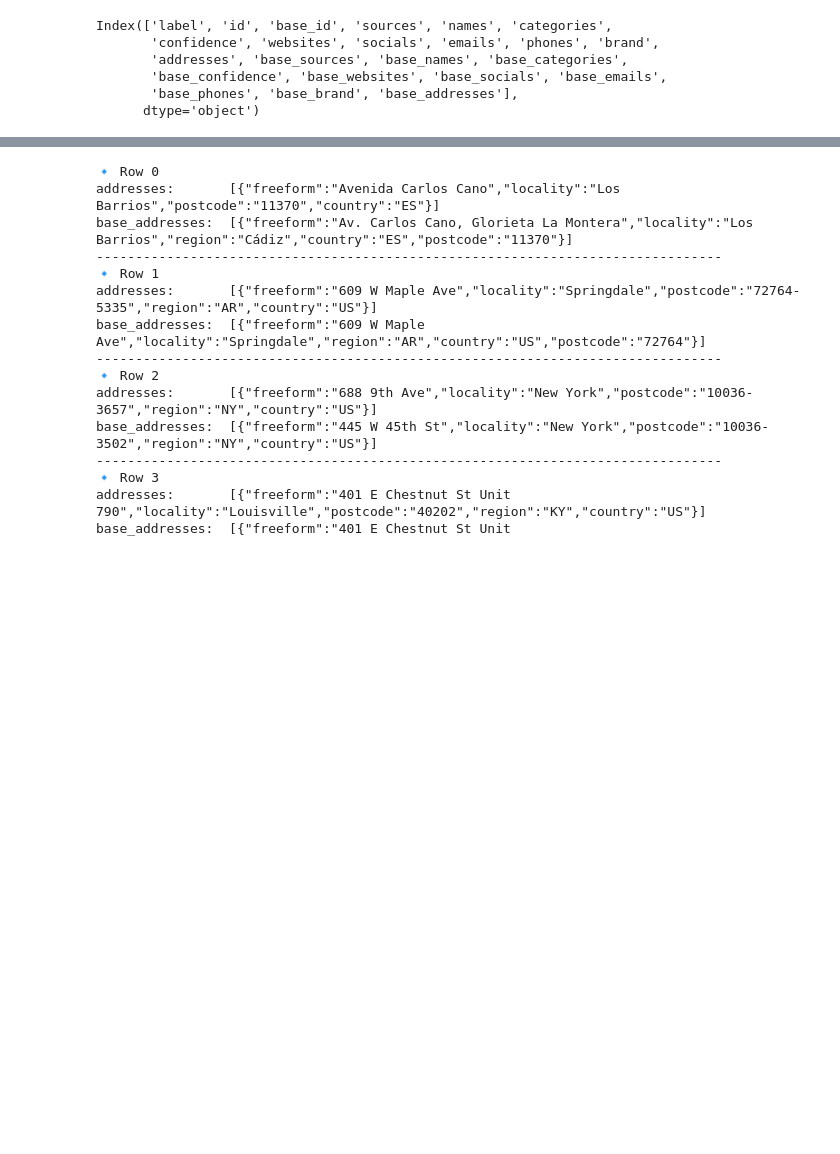
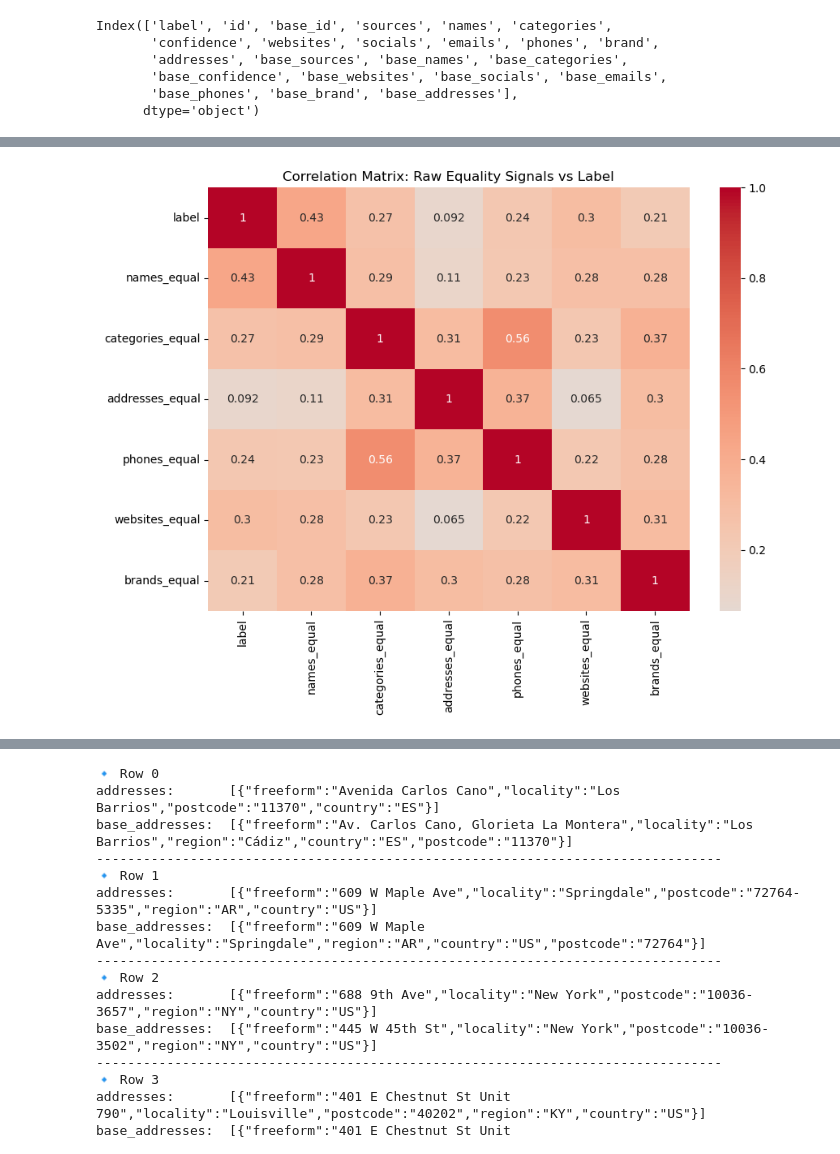
Before and after one commit to project-terraforma/indira-place-conflation, a Jupyter notebook: DataExploration.ipynb, the cells around one changed output, grey strips where cells are left out. Saved outputs shown, nothing was run; the diff lists cells and outputs as text; code cells hidden in the pictures; blank space fills up the shorter version.

```diff
--- a/DataExploration.ipynb
+++ b/DataExploration.ipynb
@@ -59,3 +71,95 @@ Name: base_addresses, dtype: object
 # %%
-df[["addresses", "base_addresses"]].head(10)
+import pandas as pd
+import json
+import re
+import numpy as np
+import matplotlib.pyplot as plt
+import seaborn as sns
+from urllib.parse import urlparse
+
+# Load original dataset
+df = pd.read_parquet("src/data/data.parquet")
+
+# -------------------------------
+# Helper: load JSON safely
+# -------------------------------
+def safe_json(x):
+    try:
+        return json.loads(x) if isinstance(x, str) else x
+    except:
+        return None
+
+# -------------------------------
+# Raw similarity functions (STRICT)
+# -------------------------------
+
+def strict_equal(a, b):
+    """Checks if raw strings are exactly equal."""
+    return 1 if a == b else 0
+
+def primary_equal(a, b):
+    """Check if JSON primary strings match exactly."""
+    a1 = safe_json(a)
+    b1 = safe_json(b)
+    if isinstance(a1, dict) and isinstance(b1, dict):
+        return 1 if a1.get("primary","") == b1.get("primary","") else 0
+    return 0
+
+def list_equal(a, b):
+    a1 = safe_json(a)
+    b1 = safe_json(b)
+    return 1 if a1 == b1 and a1 is not None else 0
+
+def phone_equal(a, b):
+    """Raw phone digit equality."""
+    def normalize(p):
+        if p is None:
+            return None
+        arr = safe_json(p)
+        if isinstance(arr, list) and arr:
+            p = arr[0]
+        return re.sub(r"\D","", p or "")
+    pa = normalize(a)
+    pb = normalize(b)
+    return 1 if pa and pb and pa == pb else 0
+
+def domain_equal(a, b):
+    """Extract domain and compare."""
+    def domain(x):
+        arr = safe_json(x)
+        if isinstance(arr,list) and arr:
+            try:
+                return urlparse(arr[0]).netloc.replace("www.","").lower()
+            except:
+                return None
+        return None
+    return 1 if domain(a) and domain(a) == domain(b) else 0
+
+# -------------------------------
+# Build numeric feature DataFrame
+# -------------------------------
+
+df_raw = pd.DataFrame({
+    "label": df["label"],
+
+    # Direct equality signals
+    "names_equal": df.apply(lambda r: primary_equal(r["names"], r["base_names"]), axis=1),
+    "categories_equal": df.apply(lambda r: primary_equal(r["categories"], r["base_categories"]), axis=1),
+    "addresses_equal": df.apply(lambda r: strict_equal(r["addresses"], r["base_addresses"]), axis=1),
+    "phones_equal": df.apply(lambda r: phone_equal(r["phones"], r["base_phones"]), axis=1),
+    "websites_equal": df.apply(lambda r: domain_equal(r["websites"], r["base_websites"]), axis=1),
+    "brands_equal": df.apply(lambda r: primary_equal(r["brand"], r["base_brand"]), axis=1),
+})
+
+# Compute correlation matrix
+corr = df_raw.corr()
+
+plt.figure(figsize=(9,7))
+sns.heatmap(corr, annot=True, cmap="coolwarm", center=0)
+plt.title("Correlation Matrix: Raw Equality Signals vs Label")
+plt.tight_layout()
+plt.show()
+
+corr
 # %% [output]
+[figure, added]
```
Also changed, not shown: parts of 5 cells of this notebook, 6 other files.
